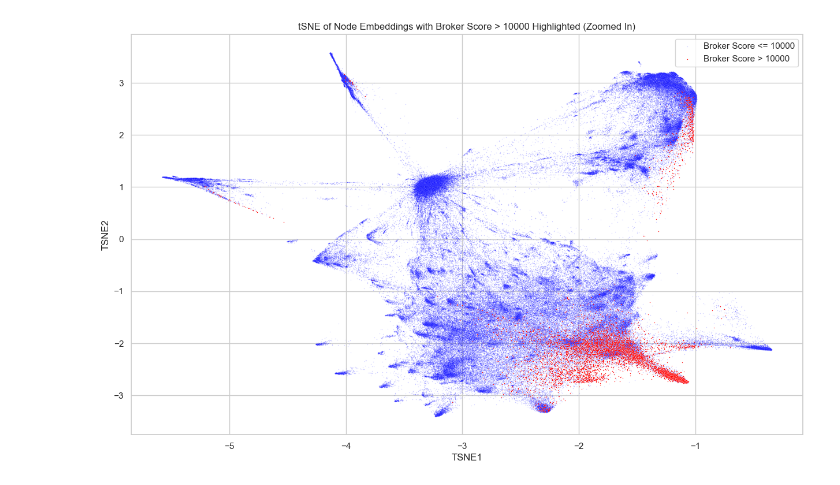
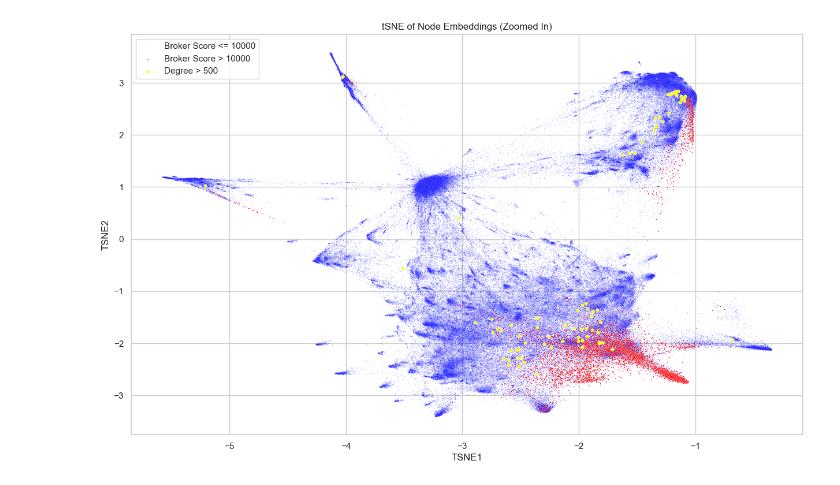
Before and after one commit to Viktor-Butkovich/Predicting-Influential-Brokers-in-Social-Media-Networks, a Jupyter notebook: polars_seaborn.ipynb, the cells around one changed output. Saved outputs shown, nothing was run; the diff lists cells and outputs as text; code cells hidden in the pictures.

Commit message:
Added source spreader comparison, improved filtering

```diff
--- a/polars_seaborn.ipynb
+++ b/polars_seaborn.ipynb
@@ -81,12 +73,14 @@ medium_value_indices = Y_train.filter((pl.col("broker_score") >= 500) & (pl.col(
 low_value_indices = Y_train.filter(pl.col("broker_score") < 10000)["index"]
 # %%
 # Perform PCA to reduce dimensions to 2
-n = -1 # 50000 # Was 81 seconds for 50,000, now 34 seconds
+n = -1
 if n == -1:
     X_df_trimmed = X_df
     n = len(X_df)
+    user_df_trimmed = user_df
 else:
     X_df_trimmed = X_df.head(n)
+    user_df_trimmed = user_df.head(n)
 pca = PCA(n_components=2)
 pca_50 = PCA(n_components=10)
 tsne = TSNE(n_components=2, random_state=0, n_jobs=-1, max_iter=250)
@@ -94,15 +88,11 @@ X_df_pca = pca.fit_transform(X_df_trimmed.to_numpy())
 X_df_pca = pl.DataFrame(X_df_pca, schema=["PC1", "PC2"])
 
 if os.path.exists("Data/precomputed_node_embeddings_tsne.gz"):
-    X_df_tsne = pl.read_csv("Data/precomputed_node_embeddings_tsne.gz")
+    X_df_tsne = pl.read_csv("Data/precomputed_node_embeddings_tsne.gz").head(n)
 else:
     X_df_tsne = tsne.fit_transform(pca_50.fit_transform(X_df_trimmed.to_numpy()))
-    X_df_tsne = pl.DataFrame(X_df_tsne, columns=['TSNE1', 'TSNE2'])
+    X_df_tsne = pl.DataFrame(X_df_tsne, schema=['TSNE1', 'TSNE2'])
     X_df_tsne.write_csv('Data/precomputed_node_embeddings_tsne.gz')
 
-# Add a column to indicate high broker score
-X_df_pca = X_df_pca.with_columns(pl.Series(name="High_Broker_Score", values=user_df['broker_score'].head(n) > 10000))
-X_df_tsne = X_df_tsne.with_columns(pl.Series(name="High_Broker_Score", values=user_df['broker_score'].head(n) > 10000))
-
-print(X_df_tsne.head())
+print(X_df_tsne)
 # %% [output]
@@ -122,18 +118,67 @@ shape: (5, 3)
 # Plot using seaborn
 plt.figure(figsize=(15, 9))
 sns.set_theme(style="whitegrid")
-sns.scatterplot(data=X_df_tsne.filter(~X_df_tsne["High_Broker_Score"]), x='TSNE1', y='TSNE2', color='blue', label='Broker Score <= 10000', s=1, alpha=0.2)
-sns.scatterplot(data=X_df_tsne.filter(X_df_tsne["High_Broker_Score"]), x='TSNE1', y='TSNE2', color='red', label='Broker Score > 10000', s=1, alpha=1.0)
-plt.title('tSNE of Node Embeddings with Broker Score > 10000 Highlighted')
+sns.scatterplot(
+    data=X_df_tsne.filter(user_df_trimmed["broker_score"] <= 10000),
+    x='TSNE1',
+    y='TSNE2',
+    color='blue',
+    label='Broker Score <= 10000',
+    s=1,
+    alpha=0.2
+)
+sns.scatterplot(
+    data=X_df_tsne.filter(user_df_trimmed["broker_score"] > 10000),
+    x='TSNE1',
+    y='TSNE2',
+    color='red',
+    label='Broker Score > 10000',
+    s=1,
+    alpha=1.0
+)
+sns.scatterplot(
+    data=X_df_tsne.filter(user_df_trimmed["source_spreader_score"] > 500),
+    x='TSNE1',
+    y='TSNE2',
+    color='yellow',
+    label='Degree > 500',
+    s=15,
+    alpha=1.0
+)
+plt.title('tSNE of Node Embeddings')
 plt.legend()
 plt.show()
 
-X_df_tsne_filtered = X_df_tsne.filter((pl.col("TSNE1") <= 0))
 plt.figure(figsize=(15, 9))
 sns.set_theme(style="whitegrid")
-sns.scatterplot(data=X_df_tsne_filtered.filter(~X_df_tsne_filtered["High_Broker_Score"]), x='TSNE1', y='TSNE2', color='blue', label='Broker Score <= 10000', s=1, alpha=0.2)
-sns.scatterplot(data=X_df_tsne_filtered.filter(X_df_tsne_filtered["High_Broker_Score"]), x='TSNE1', y='TSNE2', color='red', label='Broker Score > 10000', s=1, alpha=1.0)
-plt.title('tSNE of Node Embeddings with Broker Score > 10000 Highlighted (Zoomed In)')
+sns.scatterplot(
+    data=X_df_tsne.filter((user_df_trimmed["broker_score"] <= 10000) & (X_df_tsne["TSNE1"] < 0)),
+    x='TSNE1',
+    y='TSNE2',
+    color='blue',
+    label='Broker Score <= 10000',
+    s=1,
+    alpha=0.2
+)
+sns.scatterplot(
+    data=X_df_tsne.filter((user_df_trimmed["broker_score"] > 10000) & (X_df_tsne["TSNE1"] < 0)),
+    x='TSNE1',
+    y='TSNE2',
+    color='red',
+    label='Broker Score > 10000',
+    s=1,
+    alpha=1.0
+)
+sns.scatterplot(
+    data=X_df_tsne.filter((user_df_trimmed["source_spreader_score"] > 500) & (X_df_tsne["TSNE1"] < 0)),
+    x='TSNE1',
+    y='TSNE2',
+    color='yellow',
+    label='Degree > 500',
+    s=15,
+    alpha=1.0
+)
+plt.title('tSNE of Node Embeddings (Zoomed In)')
 plt.legend()
 plt.show()
 # %% [output]
@@ -141,4 +186,4 @@ plt.show()
-[figure, old version]
+[figure, new version]
 # %%
 # Plot using seaborn
 plt.figure(figsize=(15, 9))
```
Also changed, not shown: parts of 4 cells of this notebook.
